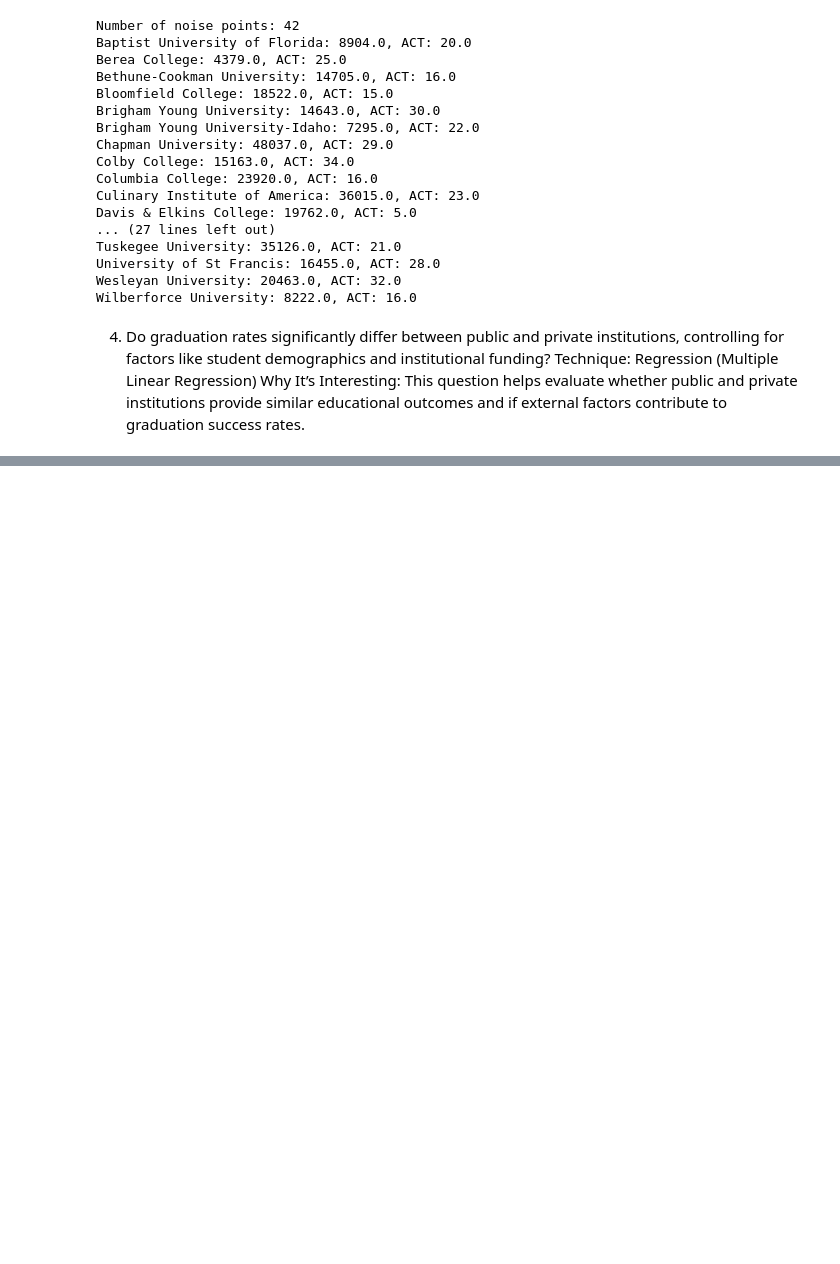
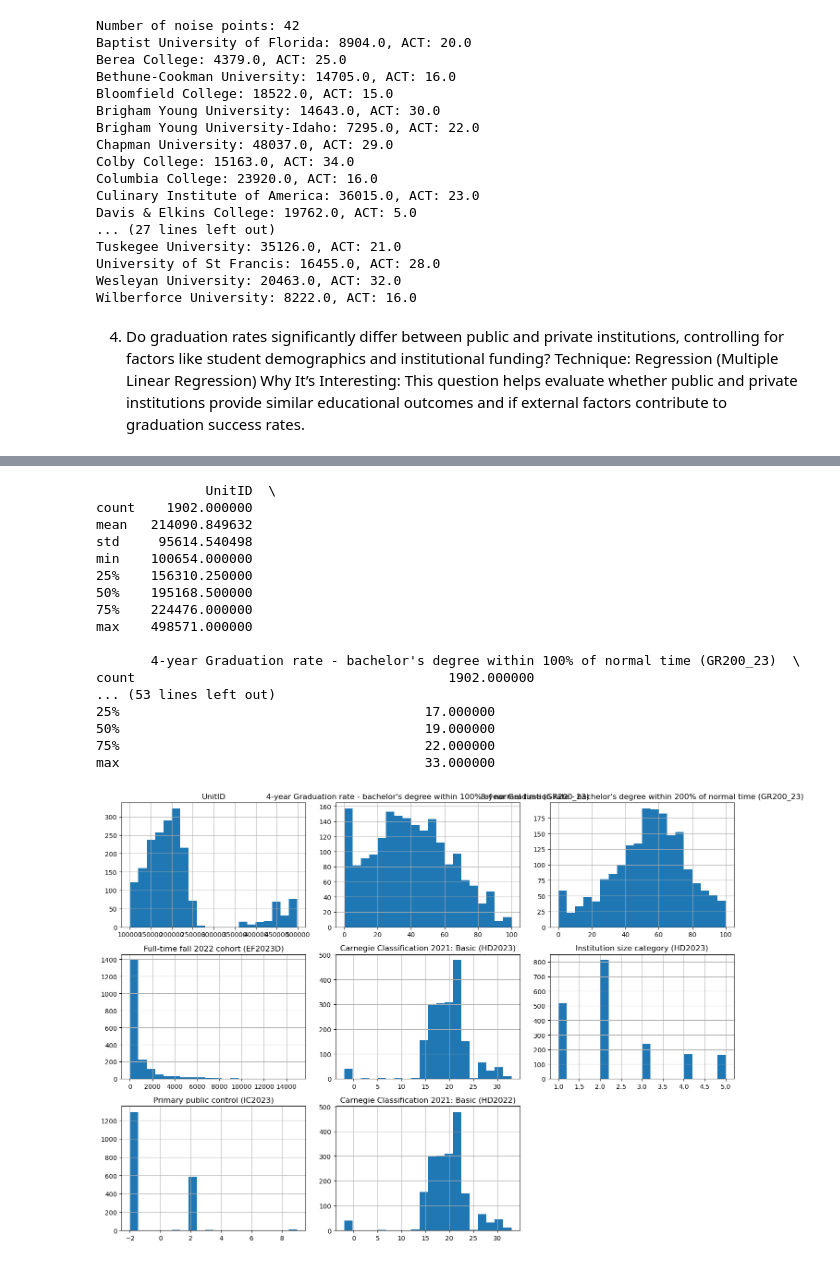
Before and after one commit to Bradythebest27/IPEDS, a Jupyter notebook: IPEDS.ipynb, the cells around one changed output, grey strips where cells are left out. Cells and saved outputs as stored; diff of their text form; code cells hidden in the pictures; blank space fills up the shorter version.

```diff
--- a/IPEDS.ipynb
+++ b/IPEDS.ipynb
@@ -361,3 +356,8 @@ Wilberforce University: 8222.0, ACT: 16.0
 4. Do graduation rates significantly differ between public and private institutions, controlling for factors like student demographics and institutional funding?
 Technique: Regression (Multiple Linear Regression)
 Why It’s Interesting: This question helps evaluate whether public and private institutions provide similar educational outcomes and if external factors contribute to graduation success rates.
+# %%
+q4_df = pd.read_csv('IPEDS_data/q4.csv')
+q4_df.drop(columns=['Unnamed: 9'], inplace=True)
+q4_df.dropna(inplace=True)
+q4_df.describe()
@@ -363,0 +374,38 @@ Why It’s Interesting: This question helps evaluate whether public and private
+# %%
+# Display basic statistics
+print(q4_df.describe())
+
+# Plot histograms for numerical features
+q4_df.hist(bins=20, figsize=(14, 10))
+plt.tight_layout()
+plt.show()
+
+# Scatter plot for selected features
+plt.figure(figsize=(10, 6))
+sns.scatterplot(x='4-year Graduation rate - bachelor\'s degree within 100% of normal time (GR200_23)',
+                y='8-year Graduation rate - bachelor\'s degree within 200% of normal time (GR200_23)',
+                hue='Primary public control (IC2023)',
+                data=q4_df, palette='viridis')
+plt.title('4-year vs 8-year Graduation Rate')
+plt.xlabel('4-year Graduation Rate')
+plt.ylabel('8-year Graduation Rate')
+plt.show()
+# %% [output]
+              UnitID  \
+count    1902.000000
+mean   214090.849632
+std     95614.540498
+min    100654.000000
+25%    156310.250000
+50%    195168.500000
+75%    224476.000000
+max    498571.000000
+
+       4-year Graduation rate - bachelor's degree within 100% of normal time (GR200_23)  \
+count                                        1902.000000
+... (53 lines left out)
+25%                                       17.000000
+50%                                       19.000000
+75%                                       22.000000
+max                                       33.000000
+[figure, added]
```
Also changed, not shown: parts of 8 cells of this notebook, 2 other files.
